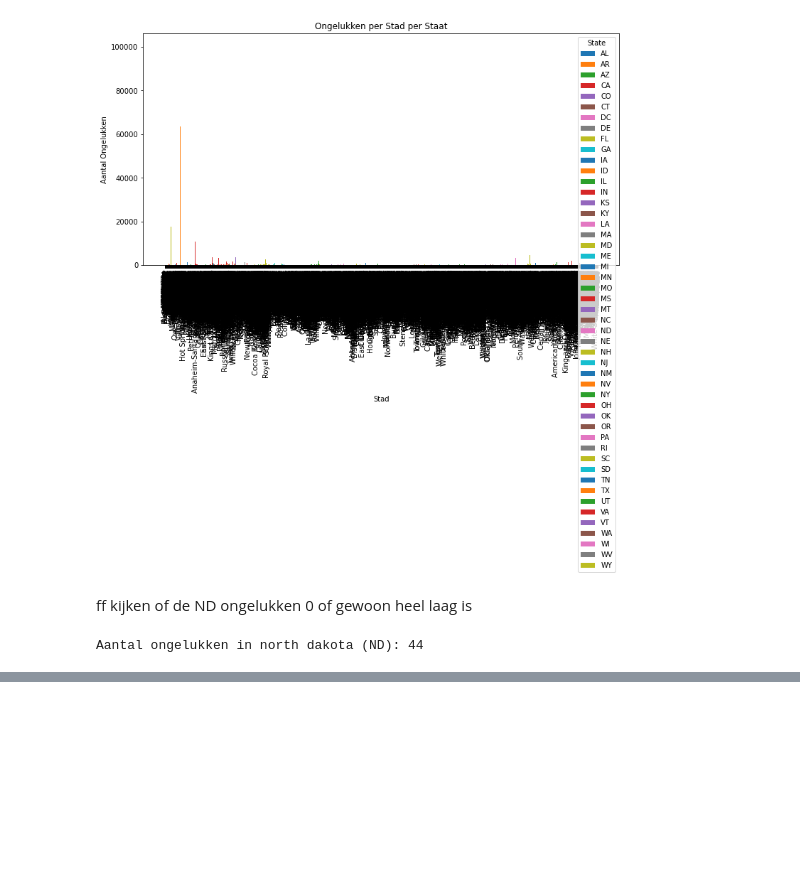
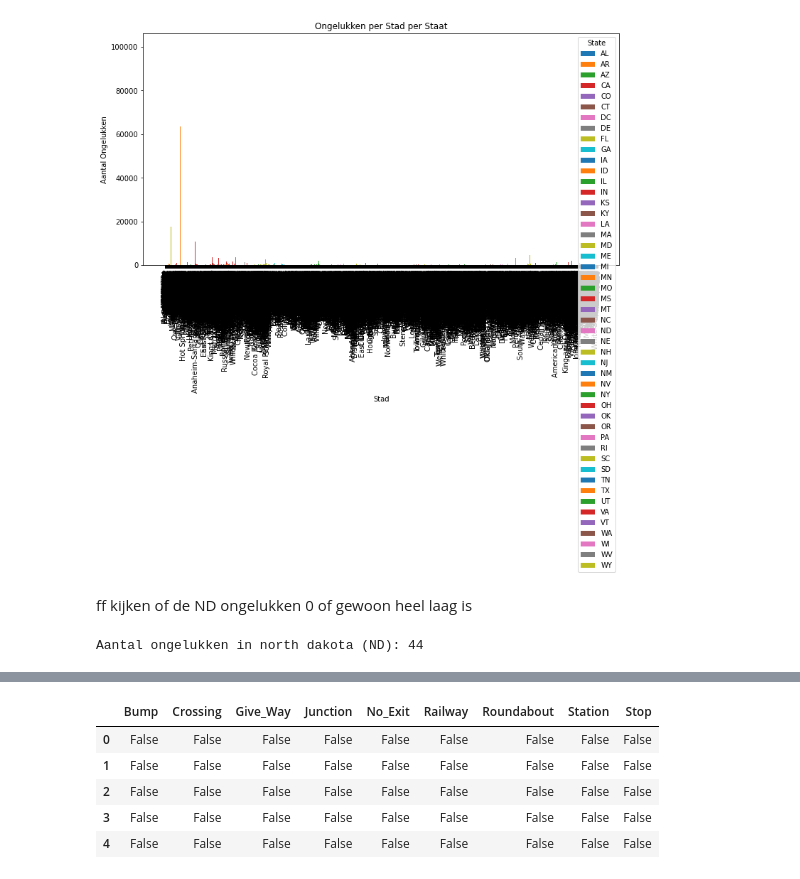
Before and after one commit to IsabelvanDam19/WT_Specialisatie, a Jupyter notebook: Beetje dingen enzo.ipynb, the cells around one changed output, grey strips where cells are left out. Drawn from its saved outputs; the diff is of its cells as text; code cells hidden in the pictures; blank space fills up the shorter version.

```diff
--- a/Beetje dingen enzo.ipynb
+++ b/Beetje dingen enzo.ipynb
@@ -127,0 +176,9 @@ print(sum_per_state_sorted)
+# %%
+df_places.head()
+# %% [output]
+|  | Bump | Crossing | Give_Way | Junction | No_Exit | Railway | Roundabout | Station | Stop |
+| 0 | False | False | False | False | False | False | False | False | False |
+| 1 | False | False | False | False | False | False | False | False | False |
+| 2 | False | False | False | False | False | False | False | False | False |
+| 3 | False | False | False | False | False | False | False | False | False |
+| 4 | False | False | False | False | False | False | False | False | False |
```
Also changed, not shown: parts of 7 cells of this notebook.
